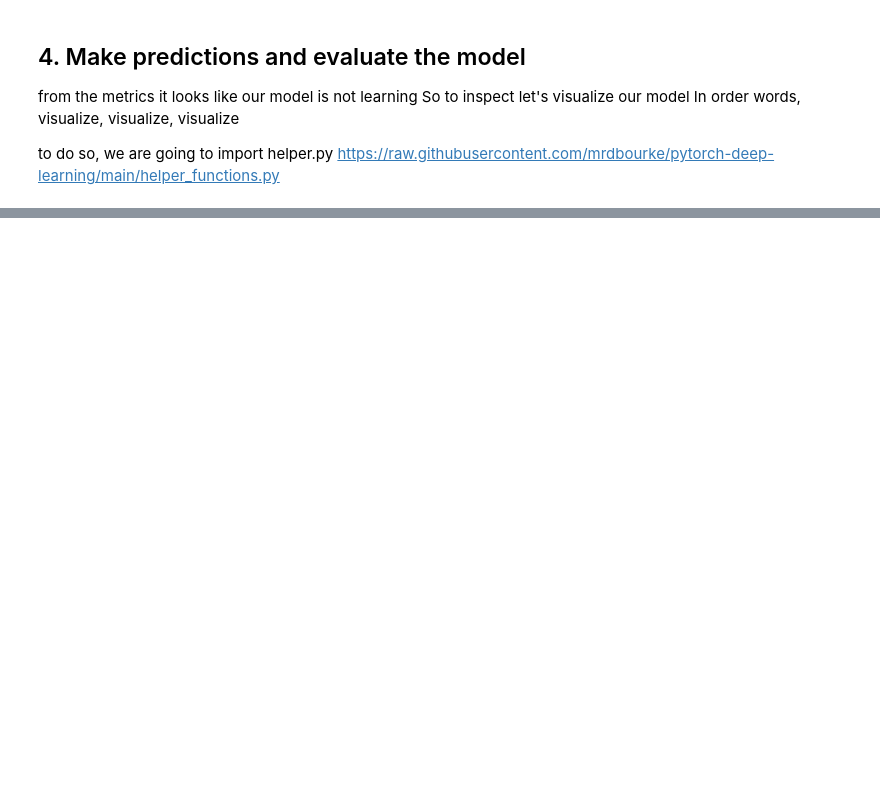
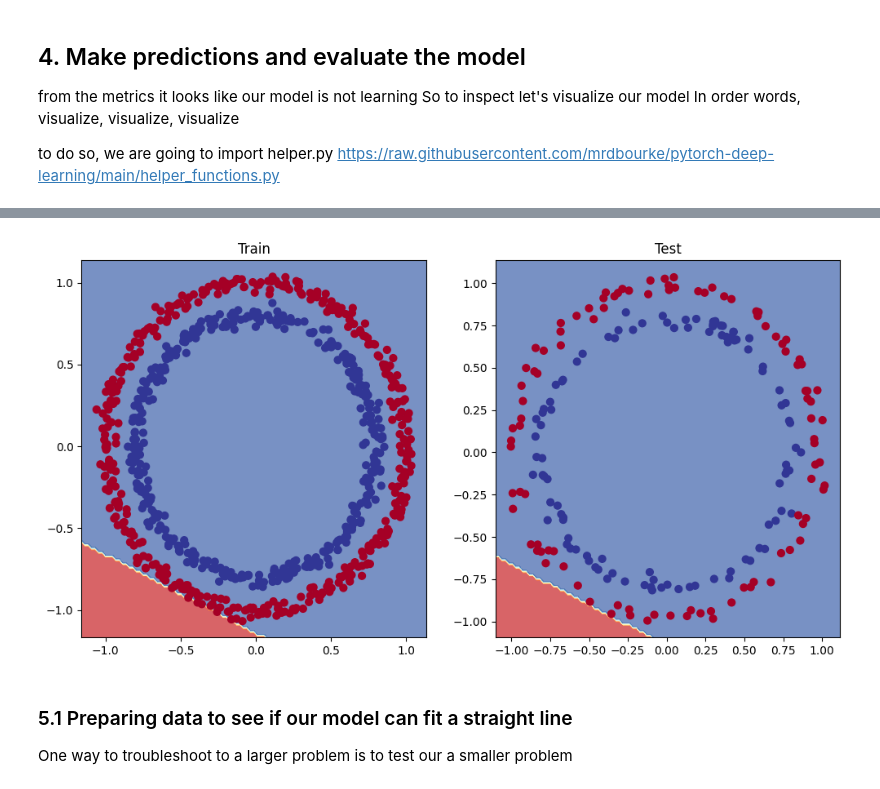
Before and after one commit to habonimana/PyTorch-for-Deep-Learning, a Jupyter notebook: 02_pytorch_classification.ipynb, the cells around one changed output, grey strips where cells are left out. Drawn from its saved outputs; the diff is of its cells as text; code cells hidden in the pictures; blank space fills up the shorter version.

```diff
--- a/02_pytorch_classification.ipynb
+++ b/02_pytorch_classification.ipynb
@@ -471,0 +517,14 @@ else:
+# %%
+# change the first model to use sequential
+class CirlceModelV1(nn.Module):
+    def __init__(self, *args, **kwargs) -> None:
+        super().__init__(*args, **kwargs)
+        self.layer1 = nn.Linear(in_features=2, out_features=10)
+        self.layer2 = nn.Linear(in_features=10, out_features=10)
+        self.layer3 = nn.Linear(in_features=10, out_features=1)
+
+    def forward(self, x):
+        return self.layer3(self.layer2(self.layer1(x)))
+torch.manual_seed(42)
+model_1 = CirlceModelV1().to(device)
+model_1
@@ -471,0 +541,14 @@ else:
+# %%
+# setup the loss function
+
+loss_fn = nn.BCEWithLogitsLoss() # The sigmoid activation is built-in while the nn.BCELoss does not.
+
+optimizer = torch.optim.SGD(params=model_1.parameters(),
+                            lr = 0.1)
+
+# Calculate accurancy -out of 100 examples, what percentage does our model get right?
+
+def accuracy_fn(y_true, y_pred):
+    correct = torch.eq(y_true, y_pred).sum().item()
+    acc = (correct/len(y_pred))*100
+    return acc
@@ -471,0 +617,17 @@ else:
+# %%
+# Plot decision boundary of the model
+
+plt.figure(figsize=(12, 6))
+plt.subplot(1,2,1)
+plt.title("Train")
+plot_decision_boundary(model_1, X_train, y_train)
+
+plt.subplot(1,2,2)
+plt.title("Test")
+plot_decision_boundary(model_1, X_test, y_test)
+# %% [output]
+[figure, added]
+# %% [markdown]
+### 5.1 Preparing data to see if our model can fit a straight line
+
+One way to troubleshoot to a larger problem is to test our a smaller problem
```
Also changed, not shown: parts of 23 cells of this notebook.
